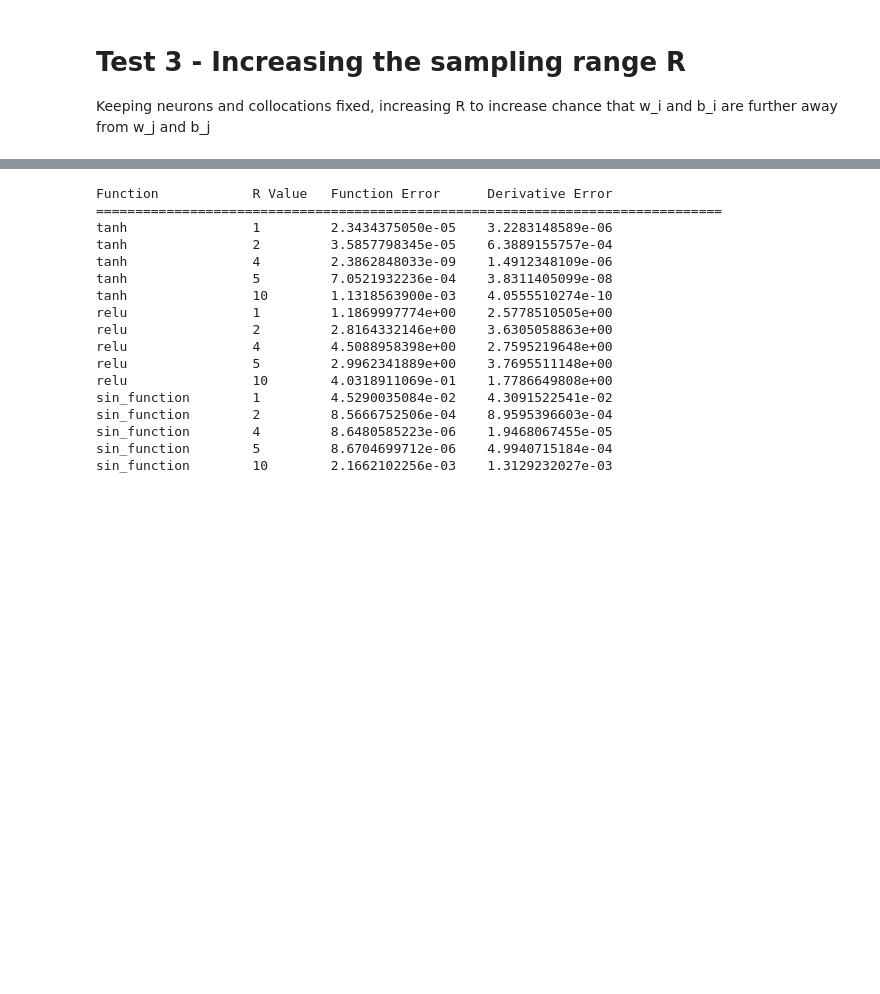
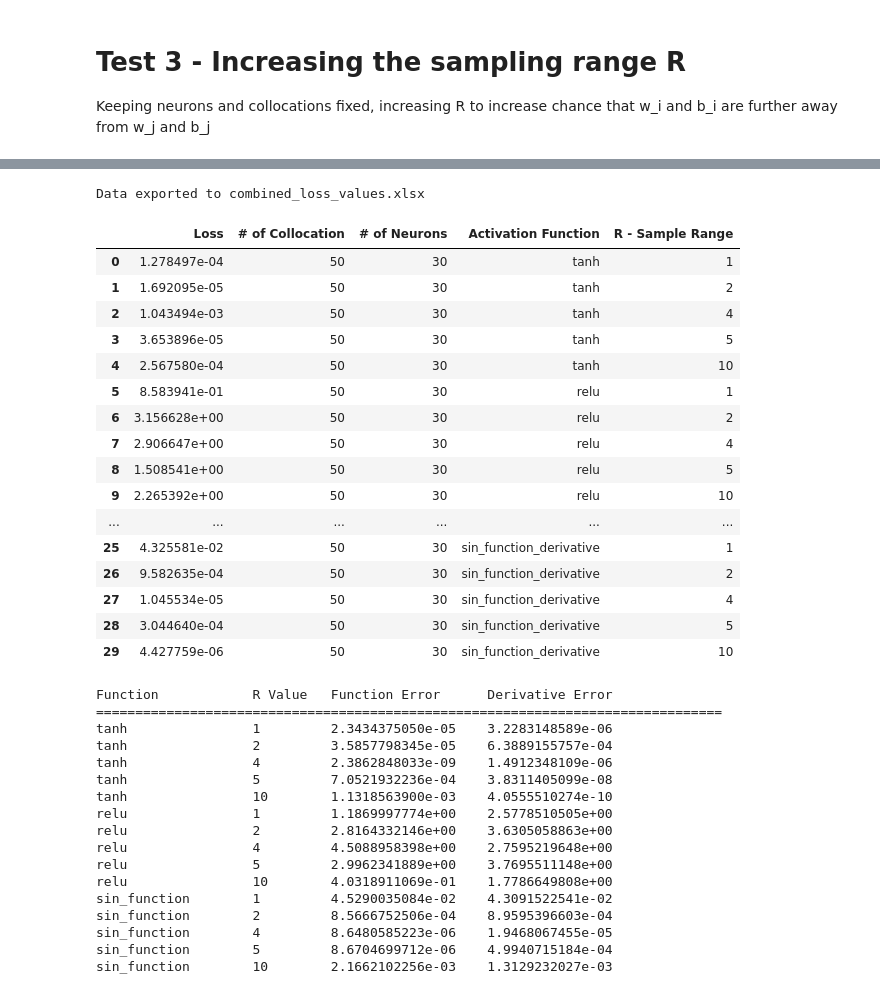
Before and after one commit to strathanderson/Function_approximation, a Jupyter notebook: Finite_Neuron_Method.ipynb, the cells around one changed output, grey strips where cells are left out. Saved outputs shown, nothing was run; the diff lists cells and outputs as text; code cells hidden in the pictures; blank space fills up the shorter version.

```diff
--- a/Finite_Neuron_Method.ipynb
+++ b/Finite_Neuron_Method.ipynb
@@ -118,7 +153,5 @@ def evaluate_func_approx(x,f, weights, biases, sigma, neurons, collocation,verbo
 # %%
-import matplotlib.pyplot as plt
-
-def compute_loss_values(neurons, collocations, sigmas, Rs,xmin=0,xmax=1,verbose=False):
+def compute_loss_values(neurons, collocations, sigmas, Rs, sheet_name, xmin=0, xmax=1, overwrite=False, verbose=False):
     loss_values = []
     #np.random.seed(0)  # Set a seed for reproducibility
     for sigma in sigmas:
@@ -130,4 +163,5 @@ def compute_loss_values(neurons, collocations, sigmas, Rs,xmin=0,xmax=1,verbose=
                     biases = np.random.uniform(-R, R, neuron)
                     loss = evaluate_func_approx(x, f, weights, biases, sigma, neuron, collocation, verbose=verbose)
                     loss_values.append((loss, collocation, neuron, sigma.__name__,R))  # Add activation function name
+    export_list(loss_values, "Finite_Neuron_Method_Results", sheet_name, overwrite=overwrite)
     return loss_values
@@ -309,5 +331,5 @@ sigmas = [tanh,relu,sin_function]
 sigmas_derivative = [tanh_derivative,relu_derivative,sin_function_derivative]
 collocations = [50]
 Rs = [1,2,4,5,10]
-loss_values = compute_loss_values(neurons, collocations,sigmas,Rs,verbose=False)
-derivative_loss_values = compute_loss_values(neurons, collocations,sigmas_derivative,Rs,verbose=False)
+loss_values = compute_loss_values(neurons, collocations,sigmas,Rs,"Increasing R",verbose=False)
+derivative_loss_values = compute_loss_values(neurons, collocations,sigmas_derivative,Rs,"Increasing R - Derivative activations",verbose=False)
@@ -351,0 +341,30 @@ Activation Function: sin_function_derivative
+# %%
+comparison_values = loss_values + derivative_loss_values
+df = pd.DataFrame(comparison_values, columns=["Loss", "# of Collocation", "# of Neurons", "Activation Function", "R - Sample Range"])
+
+# Export the DataFrame to an Excel file
+df.to_excel("combined_loss_values.xlsx", index=False)
+
+print("Data exported to combined_loss_values.xlsx")
+# %% [output]
+Data exported to combined_loss_values.xlsx
+# %%
+df
+# %% [output]
+|  | Loss | # of Collocation | # of Neurons | Activation Function | R - Sample Range |
+| 0 | 1.278497e-04 | 50 | 30 | tanh | 1 |
+| 1 | 1.692095e-05 | 50 | 30 | tanh | 2 |
+| 2 | 1.043494e-03 | 50 | 30 | tanh | 4 |
+| 3 | 3.653896e-05 | 50 | 30 | tanh | 5 |
+| 4 | 2.567580e-04 | 50 | 30 | tanh | 10 |
+| 5 | 8.583941e-01 | 50 | 30 | relu | 1 |
+| 6 | 3.156628e+00 | 50 | 30 | relu | 2 |
+| 7 | 2.906647e+00 | 50 | 30 | relu | 4 |
+| 8 | 1.508541e+00 | 50 | 30 | relu | 5 |
+| 9 | 2.265392e+00 | 50 | 30 | relu | 10 |
+| ... | ... | ... | ... | ... | ... |
+| 25 | 4.325581e-02 | 50 | 30 | sin_function_derivative | 1 |
+| 26 | 9.582635e-04 | 50 | 30 | sin_function_derivative | 2 |
+| 27 | 1.045534e-05 | 50 | 30 | sin_function_derivative | 4 |
+| 28 | 3.044640e-04 | 50 | 30 | sin_function_derivative | 5 |
+| 29 | 4.427759e-06 | 50 | 30 | sin_function_derivative | 10 |
```
Also changed, not shown: parts of 25 cells of this notebook, 3 other files.
